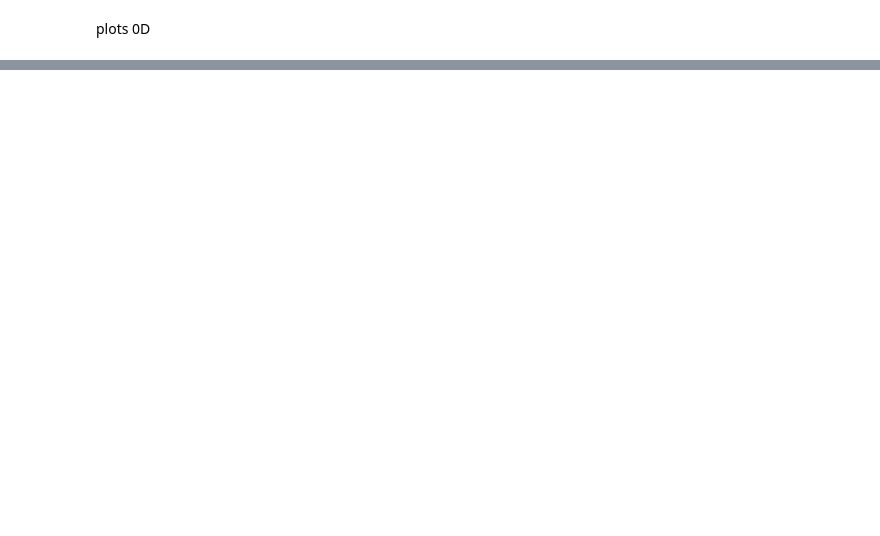
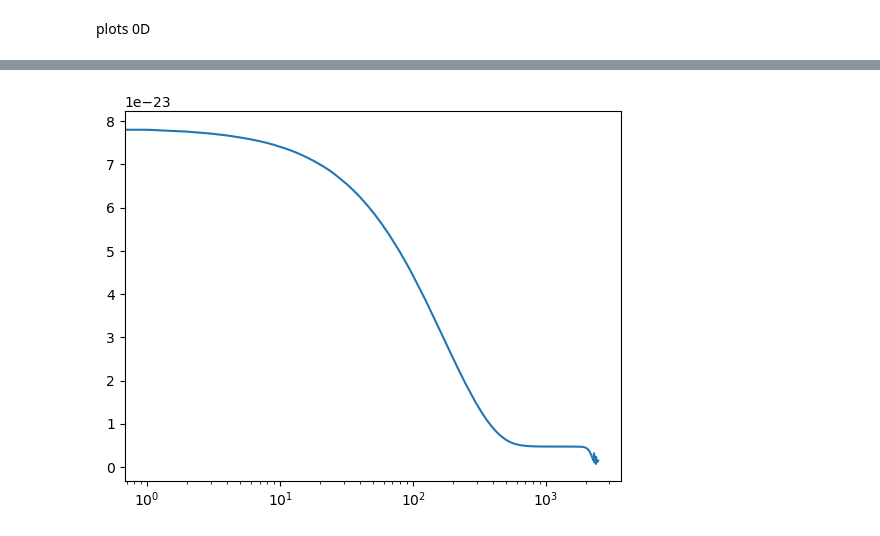
Before and after one commit to Simone-Occhipinti/Transport-code-v.3, a Jupyter notebook: fixed_source_MC.ipynb, the cells around one changed output, grey strips where cells are left out. Cells and saved outputs as stored; diff of their text form; code cells hidden in the pictures; blank space fills up the shorter version.

```diff
--- a/fixed_source_MC.ipynb
+++ b/fixed_source_MC.ipynb
@@ -166,0 +157,6 @@ plt.show()
+# %%
+plt.plot(carbon.micro_xs_total)
+plt.xscale('log')
+plt.show()
+# %% [output]
+[figure, added]
```
Also changed, not shown: parts of 4 cells of this notebook, 13 other files.
